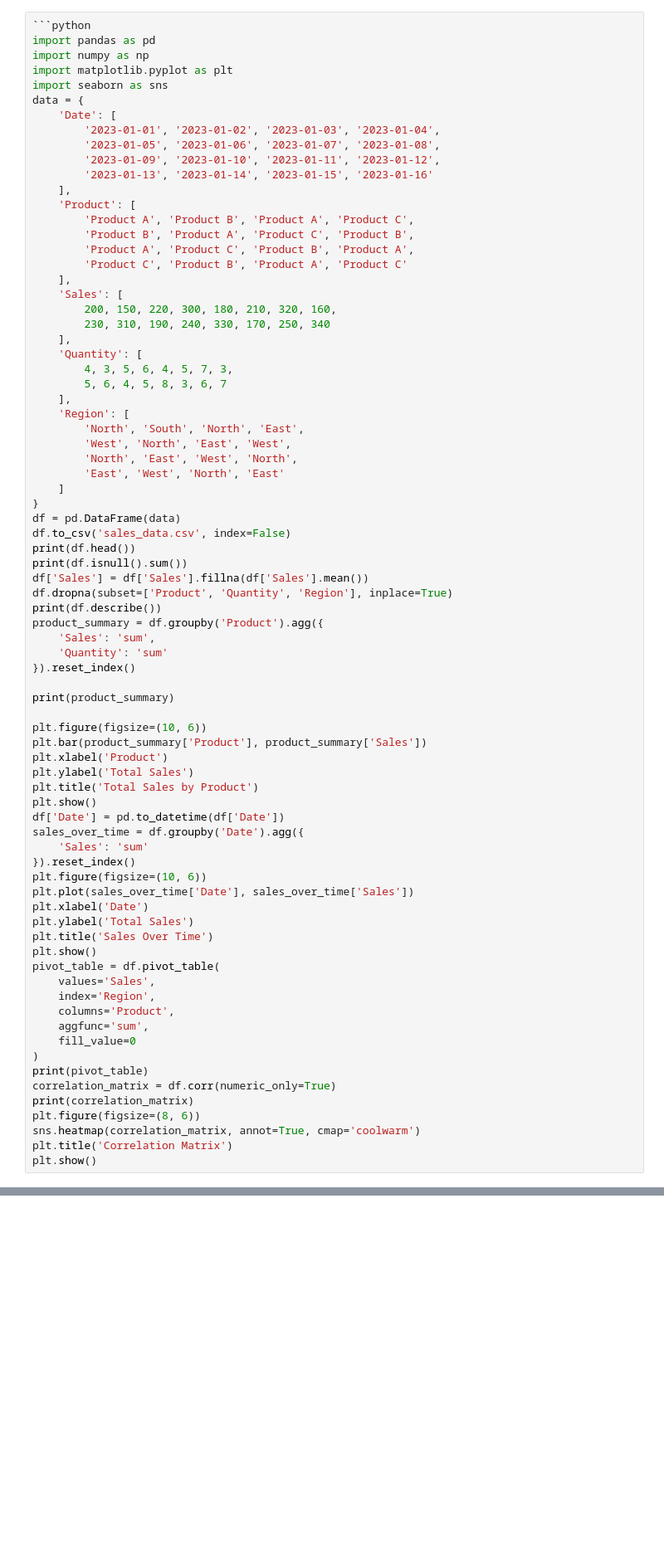
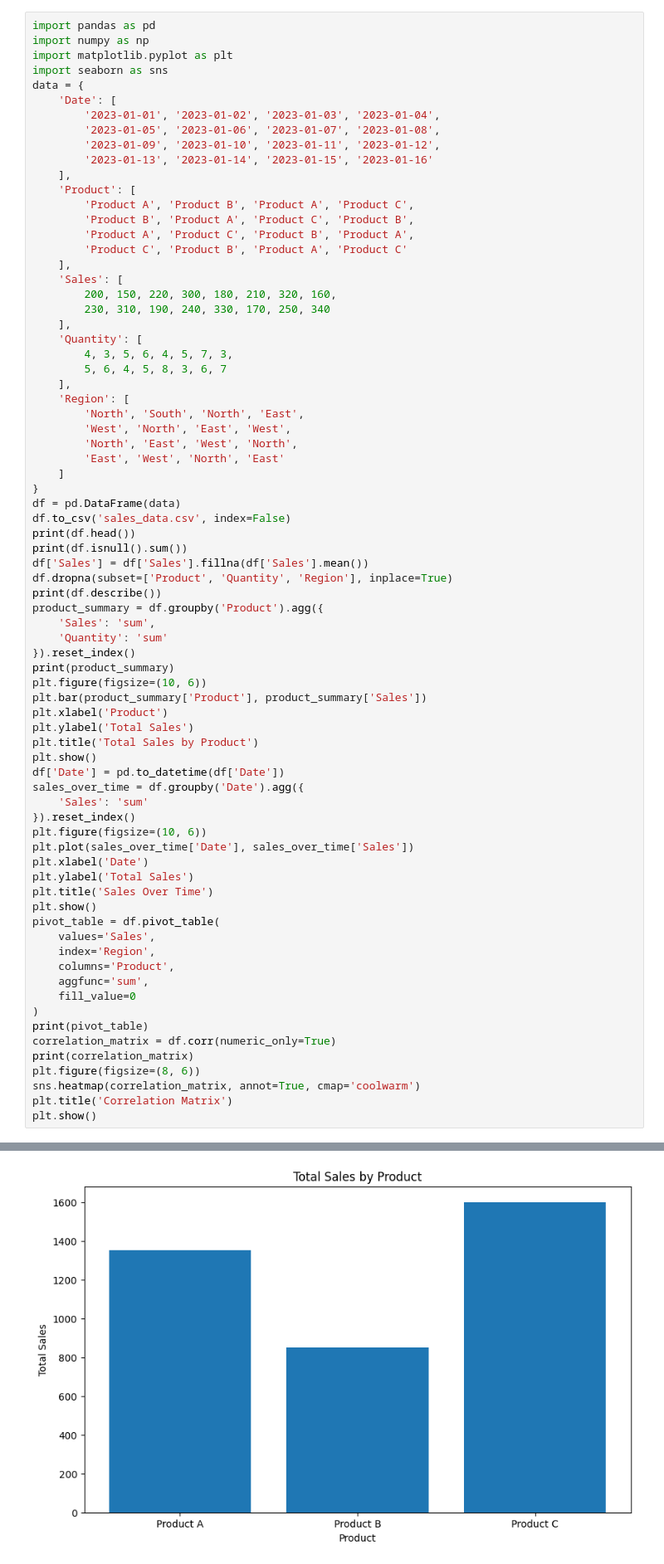
Before and after one commit to shakeelnilofarnisha/FDS, a Jupyter notebook: prgm02.ipynb, the cells around one changed output, grey strips where cells are left out. Shown at 83% size. Drawn from its saved outputs; the diff is of its cells as text; blank space fills up the shorter version.

````diff
--- a/prgm02.ipynb
+++ b/prgm02.ipynb
@@ -1,5 +1,4 @@
 # %%
-```python
 import pandas as pd
 import numpy as np
 import matplotlib.pyplot as plt
@@ -43,9 +42,7 @@ product_summary = df.groupby('Product').agg({
     'Sales': 'sum',
     'Quantity': 'sum'
 }).reset_index()
-
 print(product_summary)
-
 plt.figure(figsize=(10, 6))
 plt.bar(product_summary['Product'], product_summary['Sales'])
 plt.xlabel('Product')
@@ -86,0 +94 @@ Dataset created successfully!
+[figure, added]
````
Also changed, not shown: parts of 1 cell of this notebook.
